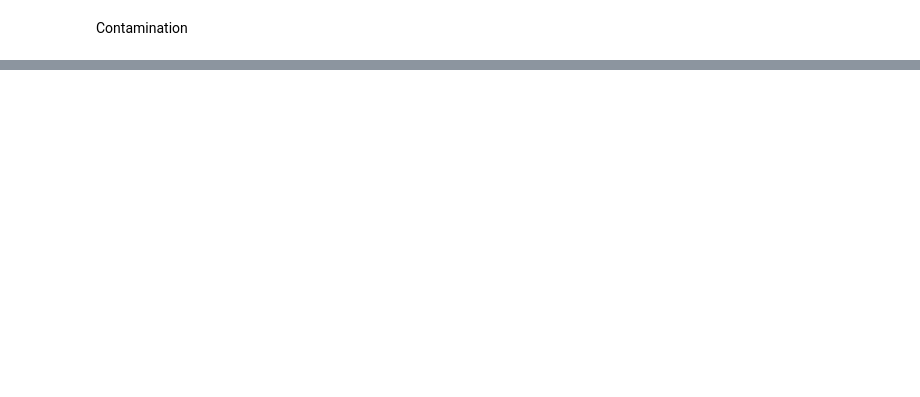
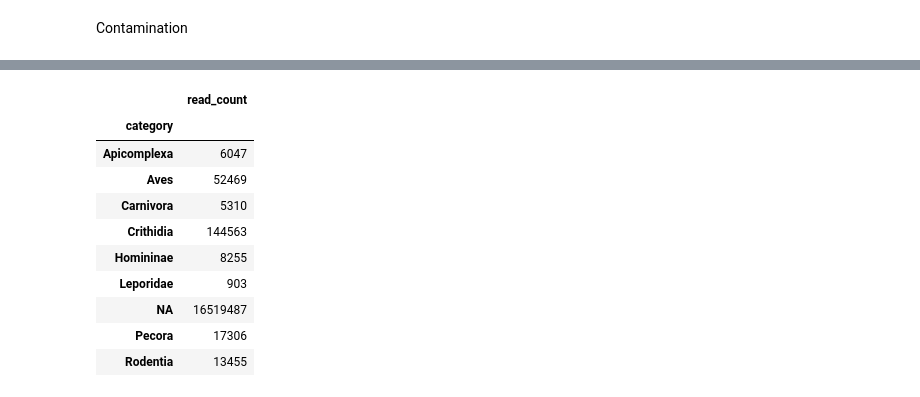
Before and after one commit to czbiohub-sf/california-mosquito-study, a Jupyter notebook: analysis/merge_and_decontam.ipynb, the cells around one changed output, grey strips where cells are left out. Drawn from its saved outputs; the diff is of its cells as text; code cells hidden in the pictures; blank space fills up the shorter version.

```diff
--- a/analysis/merge_and_decontam.ipynb
+++ b/analysis/merge_and_decontam.ipynb
@@ -277,0 +346,17 @@ Name: read_count, dtype: int64
+# %%
+lca = pd.read_csv('../data/s3/contig_quality_concat/contig_stats_lca.tsv', sep='\t')
+category = lca['taxid'].apply(get_category)
+lca['category'] = category
+lca[['category', 'read_count']].groupby('category').sum()
+# %% [output]
+|  | read_count |
+| category |  |
+| Apicomplexa | 6047 |
+| Aves | 52469 |
+| Carnivora | 5310 |
+| Crithidia | 144563 |
+| Homininae | 8255 |
+| Leporidae | 903 |
+| NA | 16519487 |
+| Pecora | 17306 |
+| Rodentia | 13455 |
```
Also changed, not shown: parts of 24 cells of this notebook.
